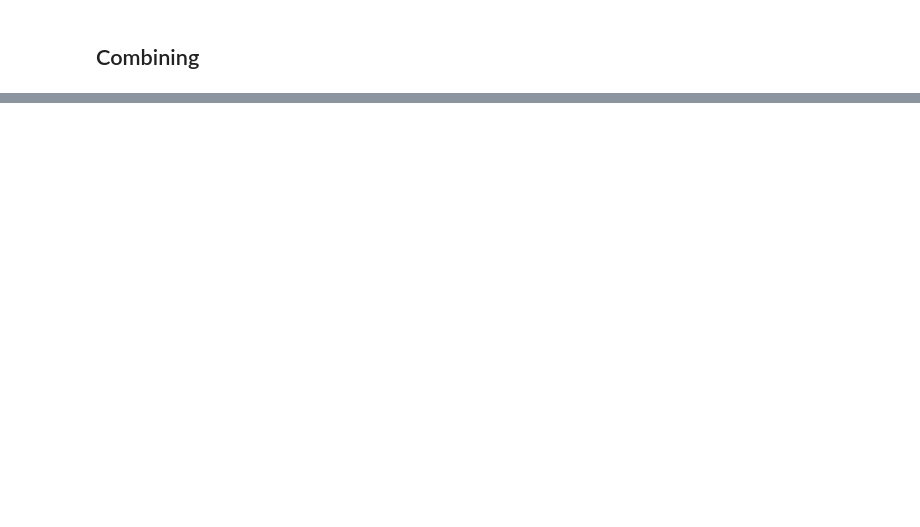
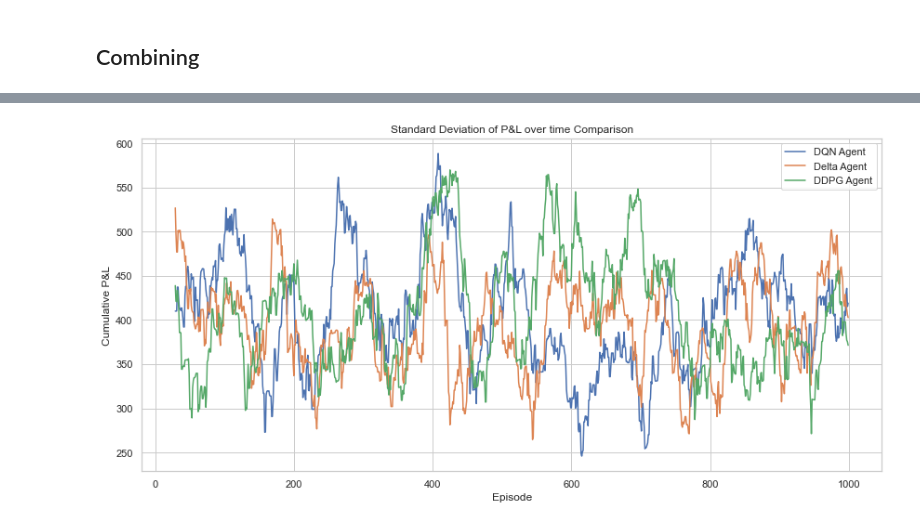
Before and after one commit to gohweihan1/Derivative-Hedging-using-RL, a Jupyter notebook: Model_Eval.ipynb, the cells around one changed output, grey strips where cells are left out. Saved outputs shown, nothing was run; the diff lists cells and outputs as text; code cells hidden in the pictures; blank space fills up the shorter version.

```diff
--- a/Model_Eval.ipynb
+++ b/Model_Eval.ipynb
@@ -424,0 +425,19 @@ plt.show()
+# %%
+# Ensure consistent plotting style
+sns.set(style="whitegrid")
+
+# Plot Cumulative P&L comparison
+plt.figure(figsize=(12, 6))
+
+plt.plot(std_pl_delta, label="DQN Agent")
+plt.plot(std_pl_dqn, label="Delta Agent")
+plt.plot(std_pl_ddpg, label="DDPG Agent")
+
+plt.title("Standard Deviation of P&L over time Comparison")
+plt.xlabel("Episode")
+plt.ylabel("Cumulative P&L")
+plt.legend()
+plt.tight_layout()
+plt.show()
+# %% [output]
+[figure, added]
```
Also changed, not shown: parts of 8 cells of this notebook, 4 other files.
